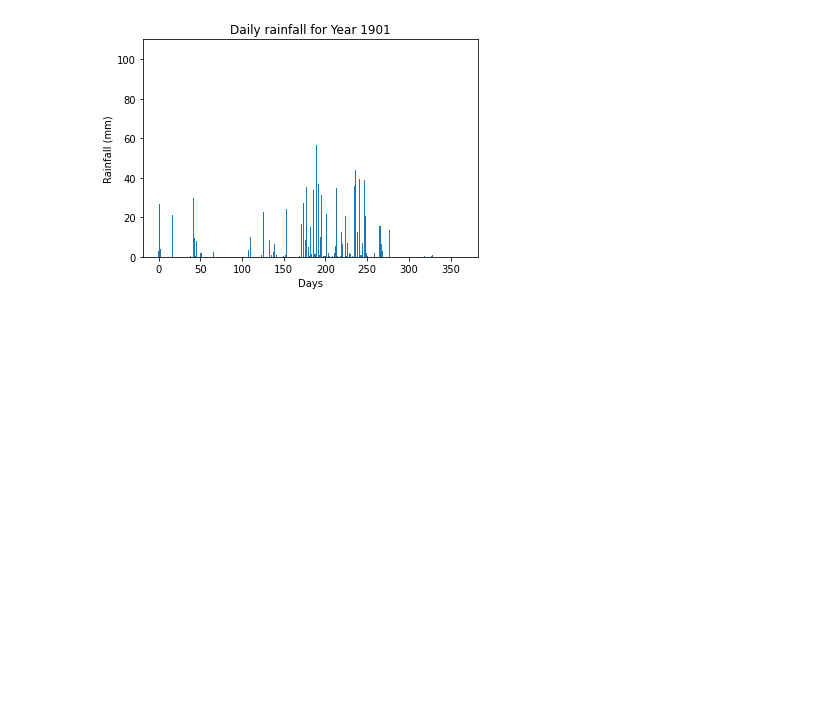
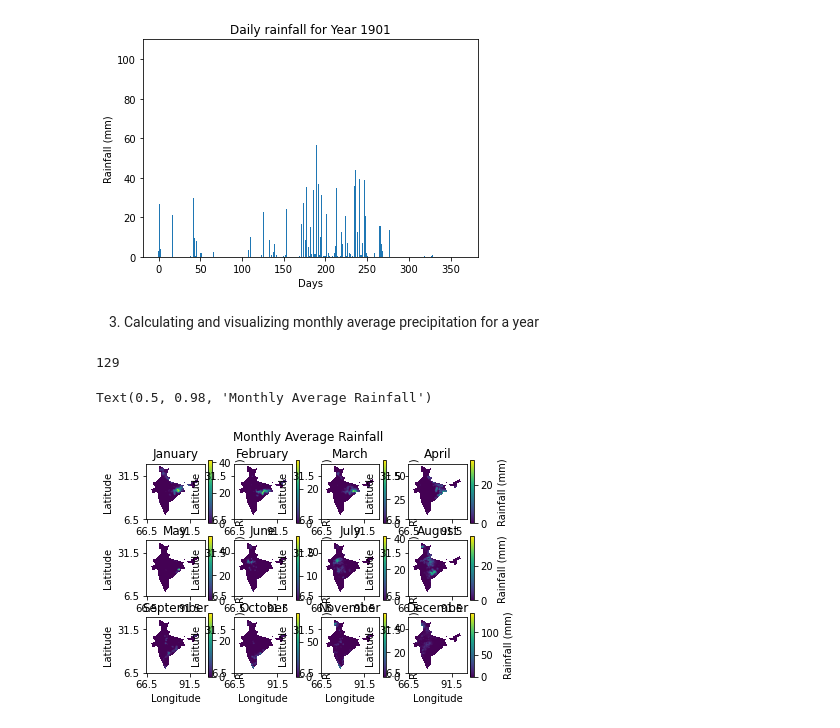
Before and after one commit to tomersk/python-applications, a Jupyter notebook: 01_01.ipynb, the cells around one changed output. Cells and saved outputs as stored; diff of their text form; code cells hidden in the pictures; blank space fills up the shorter version.

```diff
--- a/01_01.ipynb
+++ b/01_01.ipynb
@@ -47,3 +48,4 @@ latitude=ds.variables['lat'][:]
 longitude=ds.variables['lon'][:]
 day=ds.variables['time'][:]
 rainfall=ds.variables['rain'][:]
+Year=ds.variables['time'].units[11:15]
@@ -76,3 +81,41 @@ plt.ylabel('Rainfall (mm)')
 plt.show()
 # %% [output]
 [figure]
+# %% [markdown]
+3. Calculating and visualizing monthly average precipitation for a year
+# %%
+import datetime
+start = datetime.datetime.strptime("01-01-"+Year, "%d-%m-%Y")
+end = datetime.datetime.strptime("31-12-"+Year, "%d-%m-%Y")
+date_generated = [start + datetime.timedelta(days=x) for x in range(0, (end-start).days+1)]
+# %%
+Rainfall_Monthly=np.empty((rainfall.shape[0],rainfall.shape[1],12))
+# %% [output]
+129
+# %%
+for i in range(len(latitude)):
+  for j in range(len(longitude)):
+    rain_df = pd.DataFrame({'date':date_generated,'rain':rainfall[i,j,:]})
+    rain_df = rain_df.set_index('date')
+    rain_df_monthly = rain_df.resample('M').sum()
+    Rainfall_Monthly[i,j,:]=rain_df_monthly.rain
+# %%
+Month_name=['January', 'February', 'March', 'April', 'May', 'June', 'July', 'August', 'September', 'October', 'November', 'December']
+for mon in range(Rainfall_Monthly.shape[2]):
+    plt.subplot(3, 4, mon+1)
+    plt.imshow(rainfall[:,:,mon+1])
+    cbar=plt.colorbar()
+    cbar.set_label('Rainfall (mm)')
+    x=np.arange(0, 140, 100)
+    plt.xticks(x,longitude[x])
+    y=x=np.arange(0, 140, 100)
+    plt.yticks(y,latitude[y])
+    plt.gca().invert_yaxis()
+    plt.title(Month_name[mon])
+    plt.xlabel('Longitude')
+    plt.ylabel('Latitude')
+    #plt.show()
+plt.suptitle("Monthly Average Rainfall")
+# %% [output]
+Text(0.5, 0.98, 'Monthly Average Rainfall')
+[figure, added]
```
Also changed, not shown: parts of 4 cells of this notebook.
